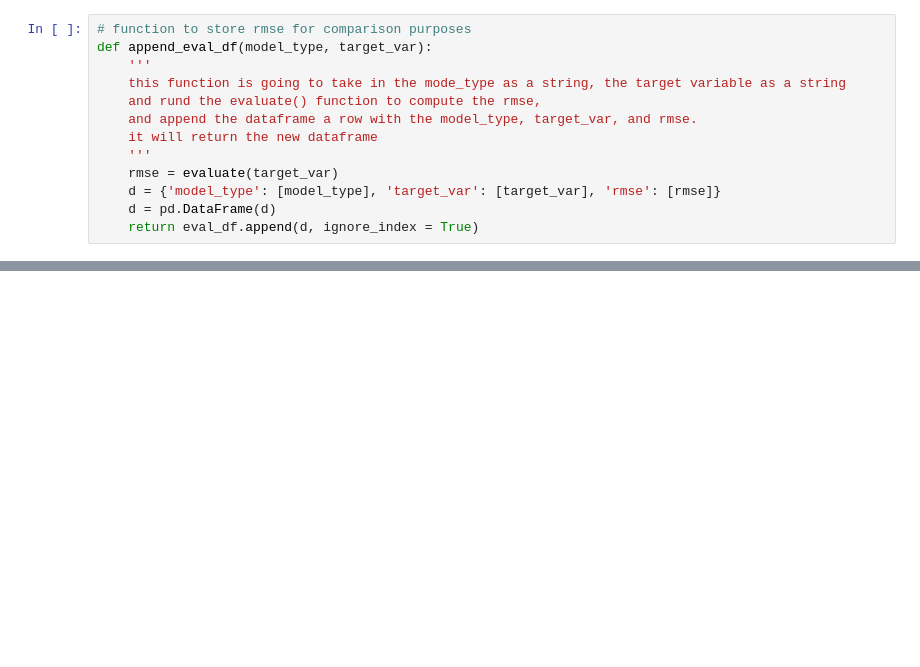
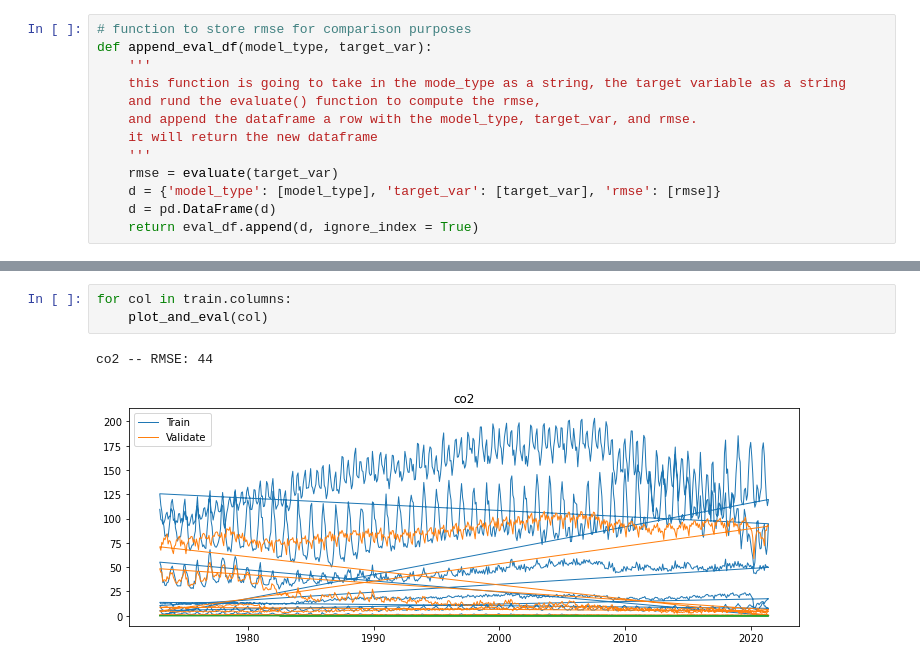
Before and after one commit to jamesallen0351/individual-project, a Jupyter notebook: us_monthly_co2_data.ipynb, the cells around one changed output, grey strips where cells are left out. Drawn from its saved outputs; the diff is of its cells as text; blank space fills up the shorter version.

```diff
--- a/us_monthly_co2_data.ipynb
+++ b/us_monthly_co2_data.ipynb
@@ -312,0 +328,6 @@ KeyError: 0
+# %%
+for col in train.columns:
+    plot_and_eval(col)
+# %% [output]
+co2 -- RMSE: 44
+[figure, added]
```
Also changed, not shown: parts of 31 cells of this notebook, 1 other file.
